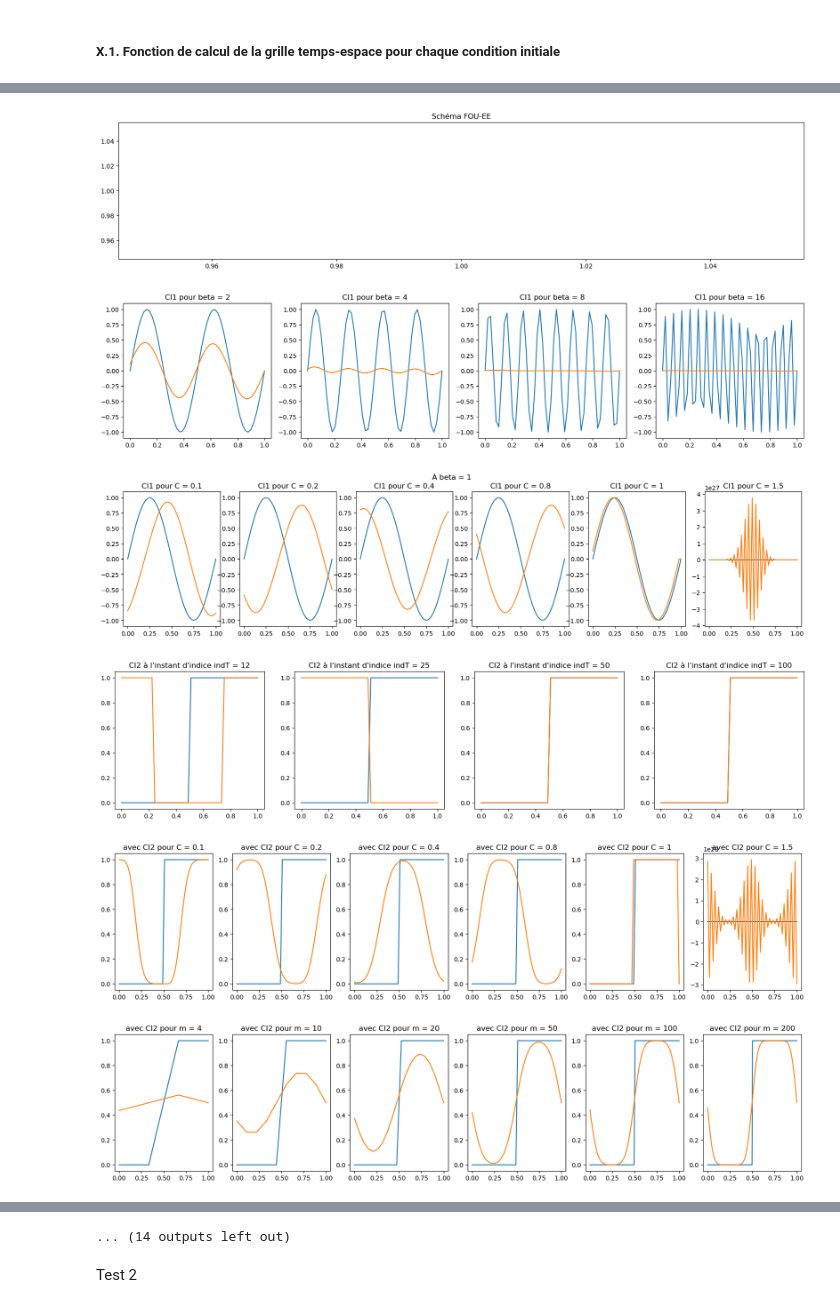
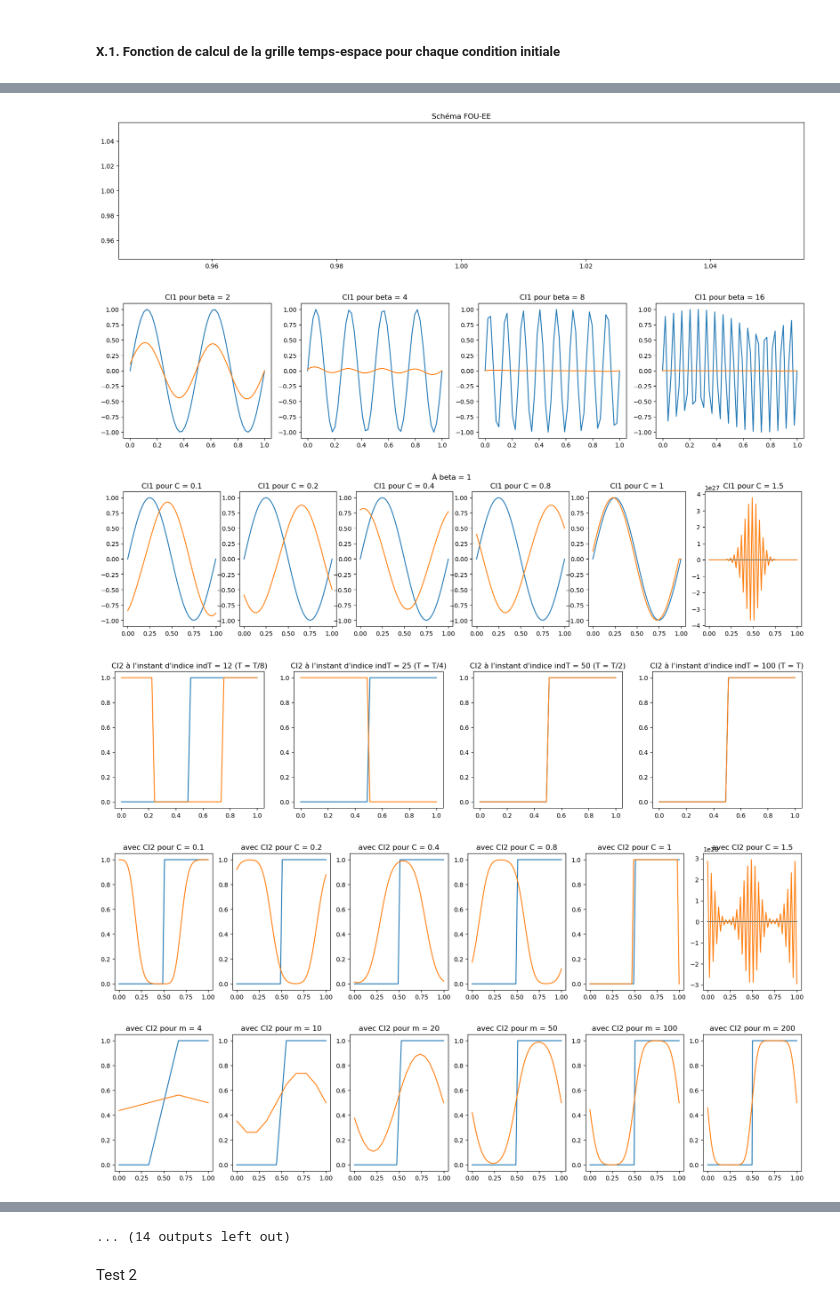
Before and after one commit to MaxMosh/n7-SN, a Jupyter notebook: 2A ModIA/S7 (INSA)/Modélisation et Calcul Scientifique/EDP/TPs/TP1/TP1.ipynb, the cells around one changed output, grey strips where cells are left out. Drawn from its saved outputs; the diff is of its cells as text; code cells hidden in the pictures.

```diff
--- a/2A ModIA/S7 (INSA)/Modélisation et Calcul Scientifique/EDP/TPs/TP1/TP1.ipynb
+++ b/2A ModIA/S7 (INSA)/Modélisation et Calcul Scientifique/EDP/TPs/TP1/TP1.ipynb
@@ -62,6 +61,7 @@ liste_C = [0.1, 0.2, 0.4, 0.8, 1, 1.5]                          # point 2, beta
 # Constantes point 3
 Cpoint3 = 1
 indTviz = [int(np.floor(p/2**i)) for i in range(3,-1,-1)]       # indices pour lesquels on va visualiser les solutions pour le point 3
+listestrT = ["T/8" , "T/4" ,"T/2" ,"T"]
 
 # Constantes point 4 (déjà implémentées)
 
@@ -242,7 +242,7 @@ for schema in liste_schemas :
         plt.subplot(1,len(indTviz),indindT)
         plt.plot(abscisse, grillepoint3[:,0])
         plt.plot(abscisse, grillepoint3[:,indT%p])
-        plt.title("CI2 à l'instant d'indice indT = " + str(indT))
+        plt.title("CI2 à l'instant d'indice indT = " + str(indT) + " (T = " + listestrT[indindT - 1] + ")")
         indindT += 1
     print("TODO : commentaires sur les figures pour le point 3 avec le schéma " + liste_nom_schemas[indschema])
 
@@ -303,11 +307,11 @@ TODO : commentaires sur les figures pour le point 3 avec le schéma de Lax-Wendr
 TODO : commentaires sur les figures pour le point 4 avec le schéma de Lax-Wendroff
 
  Solutions obtenues avec différents m pour la condition CI2
 TODO : commentaires sur les figures pour le point 5 avec le schéma de Lax-Wendroff
 [figure]
 [figure]
 [figure]
-[figure, old version]
+[figure, new version]
 [figure]
 [figure]
 [figure]
```
Also changed, not shown: parts of 3 cells of this notebook, 13 other files.
